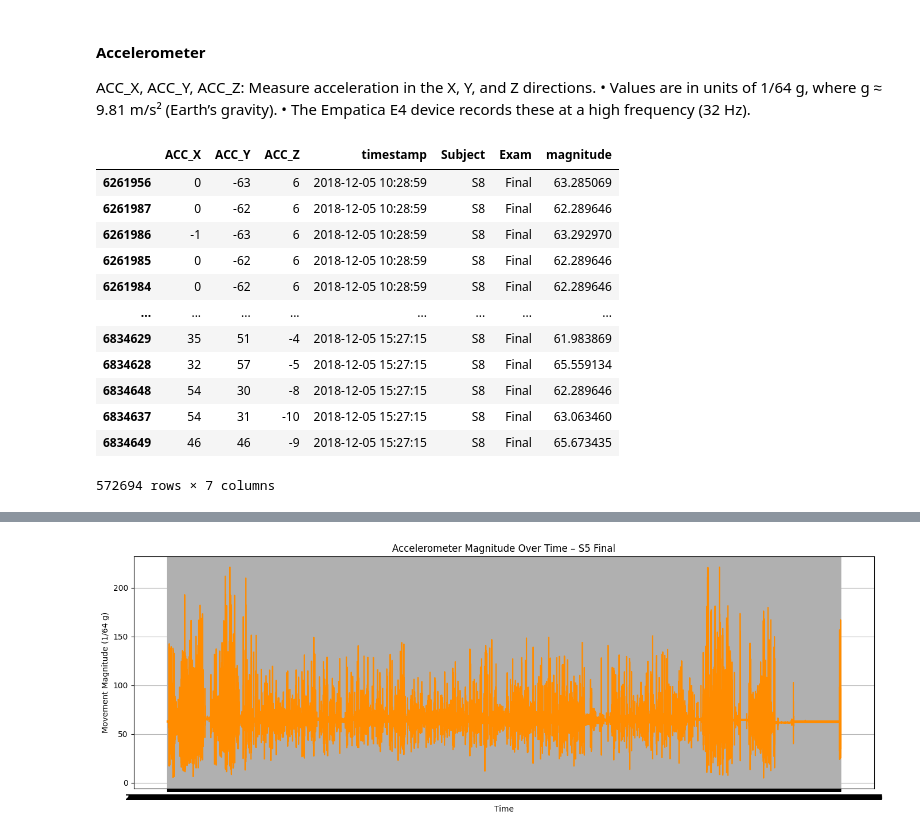
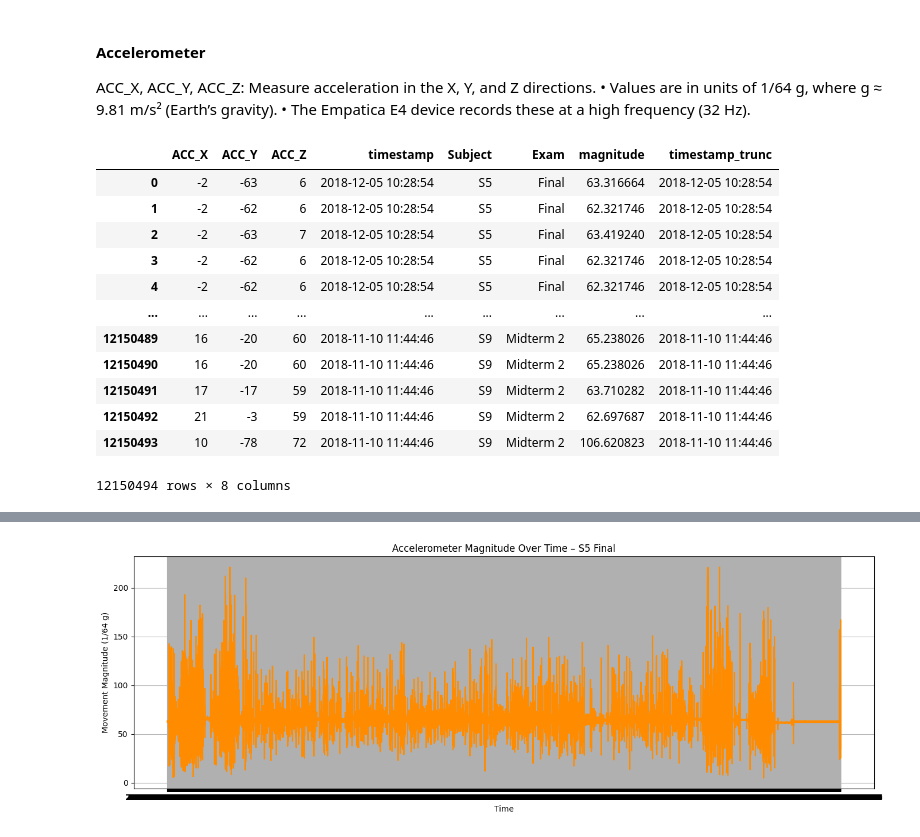
Before and after one commit to TurkiAlrasheed/project3-dsc106, a Jupyter notebook: proj3-EDA.ipynb, the cells around one changed output, grey strips where cells are left out. Cells and saved outputs as stored; diff of their text form; code cells hidden in the pictures.

```diff
--- a/proj3-EDA.ipynb
+++ b/proj3-EDA.ipynb
@@ -219,22 +215,19 @@ plt.show()
 ACC_X, ACC_Y, ACC_Z: Measure acceleration in the X, Y, and Z directions.
 	•	Values are in units of 1/64 g, where g ≈ 9.81 m/s² (Earth’s gravity).
 	•	The Empatica E4 device records these at a high frequency (32 Hz).
-# %%
-#acc_df["timestamp_datetime"] = pd.to_datetime(acc_df["timestamp"], unit="s")
-#acc_df
-
-acc_df[(acc_df["Subject"] == "S8") & (acc_df["Exam"] == "Final")].sort_values('timestamp')
-# %% [output]
-|  | ACC_X | ACC_Y | ACC_Z | timestamp | Subject | Exam | magnitude |
-| 6261956 | 0 | -63 | 6 | 2018-12-05 10:28:59 | S8 | Final | 63.285069 |
-| 6261987 | 0 | -62 | 6 | 2018-12-05 10:28:59 | S8 | Final | 62.289646 |
-| 6261986 | -1 | -63 | 6 | 2018-12-05 10:28:59 | S8 | Final | 63.292970 |
-| 6261985 | 0 | -62 | 6 | 2018-12-05 10:28:59 | S8 | Final | 62.289646 |
-| 6261984 | 0 | -62 | 6 | 2018-12-05 10:28:59 | S8 | Final | 62.289646 |
-| ... | ... | ... | ... | ... | ... | ... | ... |
-| 6834629 | 35 | 51 | -4 | 2018-12-05 15:27:15 | S8 | Final | 61.983869 |
-| 6834628 | 32 | 57 | -5 | 2018-12-05 15:27:15 | S8 | Final | 65.559134 |
-| 6834648 | 54 | 30 | -8 | 2018-12-05 15:27:15 | S8 | Final | 62.289646 |
-| 6834637 | 54 | 31 | -10 | 2018-12-05 15:27:15 | S8 | Final | 63.063460 |
-| 6834649 | 46 | 46 | -9 | 2018-12-05 15:27:15 | S8 | Final | 65.673435 |
-572694 rows × 7 columns
+# %%
+acc_df
+# %% [output]
+|  | ACC_X | ACC_Y | ACC_Z | timestamp | Subject | Exam | magnitude | timestamp_trunc |
+| 0 | -2 | -63 | 6 | 2018-12-05 10:28:54 | S5 | Final | 63.316664 | 2018-12-05 10:28:54 |
+| 1 | -2 | -62 | 6 | 2018-12-05 10:28:54 | S5 | Final | 62.321746 | 2018-12-05 10:28:54 |
+| 2 | -2 | -63 | 7 | 2018-12-05 10:28:54 | S5 | Final | 63.419240 | 2018-12-05 10:28:54 |
+| 3 | -2 | -62 | 6 | 2018-12-05 10:28:54 | S5 | Final | 62.321746 | 2018-12-05 10:28:54 |
+| 4 | -2 | -62 | 6 | 2018-12-05 10:28:54 | S5 | Final | 62.321746 | 2018-12-05 10:28:54 |
+| ... | ... | ... | ... | ... | ... | ... | ... | ... |
+| 12150489 | 16 | -20 | 60 | 2018-11-10 11:44:46 | S9 | Midterm 2 | 65.238026 | 2018-11-10 11:44:46 |
+| 12150490 | 16 | -20 | 60 | 2018-11-10 11:44:46 | S9 | Midterm 2 | 65.238026 | 2018-11-10 11:44:46 |
+| 12150491 | 17 | -17 | 59 | 2018-11-10 11:44:46 | S9 | Midterm 2 | 63.710282 | 2018-11-10 11:44:46 |
+| 12150492 | 21 | -3 | 59 | 2018-11-10 11:44:46 | S9 | Midterm 2 | 62.697687 | 2018-11-10 11:44:46 |
+| 12150493 | 10 | -78 | 72 | 2018-11-10 11:44:46 | S9 | Midterm 2 | 106.620823 | 2018-11-10 11:44:46 |
+12150494 rows × 8 columns
```
Also changed, not shown: parts of 10 cells of this notebook.
